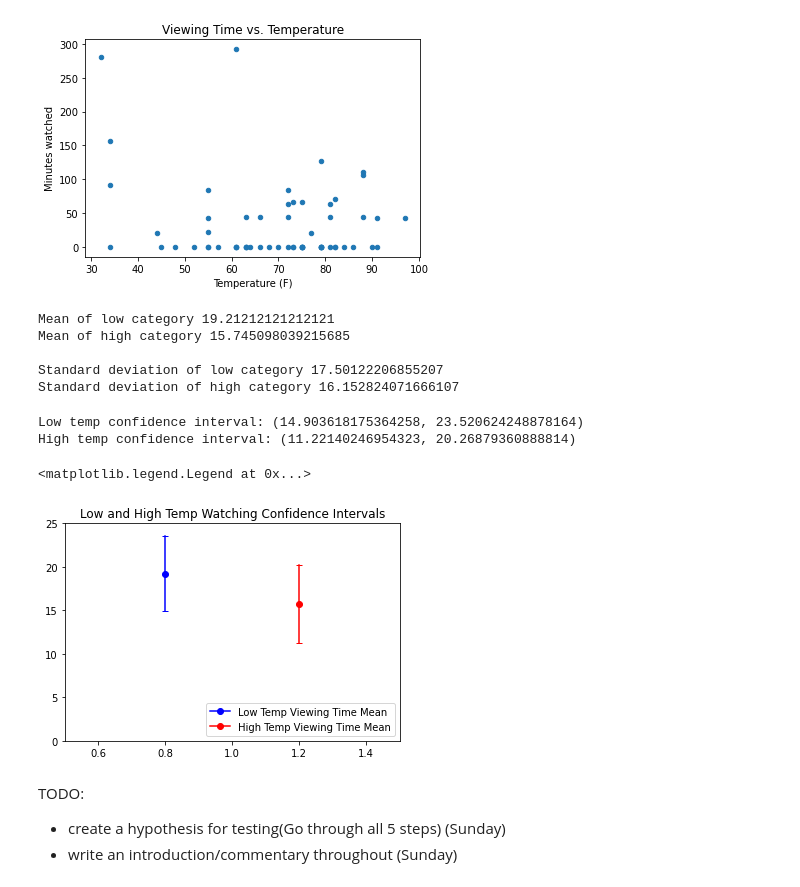
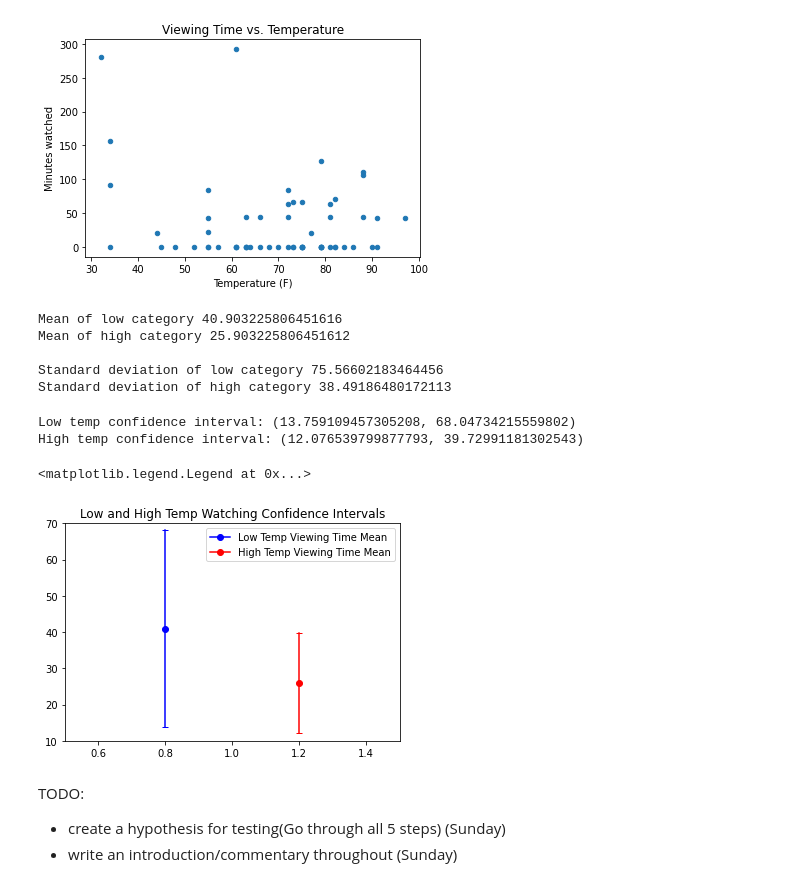
Before and after one commit to ajansma/finalProject, a Jupyter notebook: NetflixProject.ipynb, the cells around one changed output. Cells and saved outputs as stored; diff of their text form; code cells hidden in the pictures.

```diff
--- a/NetflixProject.ipynb
+++ b/NetflixProject.ipynb
@@ -121,8 +124,8 @@ for group_name, group_df in grouped_by_temp_category:
         high_temp_df = group_df
 
 # find mean viewing of both groups
-viewing_time_low_ser = low_temp_df["Length"]
-viewing_time_high_ser = high_temp_df["Length"]
+viewing_time_low_ser = low_temp_df["Viewing Time"]
+viewing_time_high_ser = high_temp_df["Viewing Time"]
 print("Mean of low category", viewing_time_low_ser.mean())
 print("Mean of high category", viewing_time_high_ser.mean())
 print()
@@ -131,11 +134,11 @@ print()
 print("Standard deviation of low category", viewing_time_low_ser.std())
 print("Standard deviation of high category", viewing_time_high_ser.std())
 # %% [output]
-Mean of low category 19.21212121212121
-Mean of high category 15.745098039215685
+Mean of low category 40.903225806451616
+Mean of high category 25.903225806451612
 
-Standard deviation of low category 17.50122206855207
-Standard deviation of high category 16.152824071666107
+Standard deviation of low category 75.56602183464456
+Standard deviation of high category 38.49186480172113
 # %%
 # Find the Confidence Interval at 97.5%
 #low weather
@@ -156,26 +159,26 @@ margin_of_error = t * std_high / np.sqrt(n)
 conf_interval_high_temp = (Xbar_high - margin_of_error, Xbar_high + margin_of_error)
 print("High temp confidence interval:", conf_interval_high_temp)
 # %% [output]
-Low temp confidence interval: (14.903618175364258, 23.520624248878164)
-High temp confidence interval: (11.22140246954323, 20.26879360888814)
+Low temp confidence interval: (13.759109457305208, 68.04734215559802)
+High temp confidence interval: (12.076539799877793, 39.72991181302543)
 # %%
 ## graph them
 plt.figure()
 plt.title("Low and High Temp Watching Confidence Intervals")
 
 plt.plot([.8, .8], conf_interval_low_temp, marker="_", color="blue")
 plt.plot([.8], [Xbar_low], marker="o", color="blue", label="Low Temp Viewing Time Mean")
 
 plt.plot([1.2, 1.2], conf_interval_high_temp, marker="_", color="red")
 plt.plot([1.2], [Xbar_high], marker="o", color="red", label="High Temp Viewing Time Mean")
 
 #set x and y limits
-plt.ylim([0, 25])
+plt.ylim([10, 70])
 plt.xlim([0.5, 1.5])
-plt.legend(loc='lower right')
+plt.legend(loc='upper right')
 # %% [output]
 <matplotlib.legend.Legend at 0x...>
-[figure, old version]
+[figure, new version]
 # %% [markdown]
 TODO:
 * create a hypothesis for testing(Go through all 5 steps) (Sunday)
```
Also changed, not shown: parts of 6 cells of this notebook, 2 other files.
